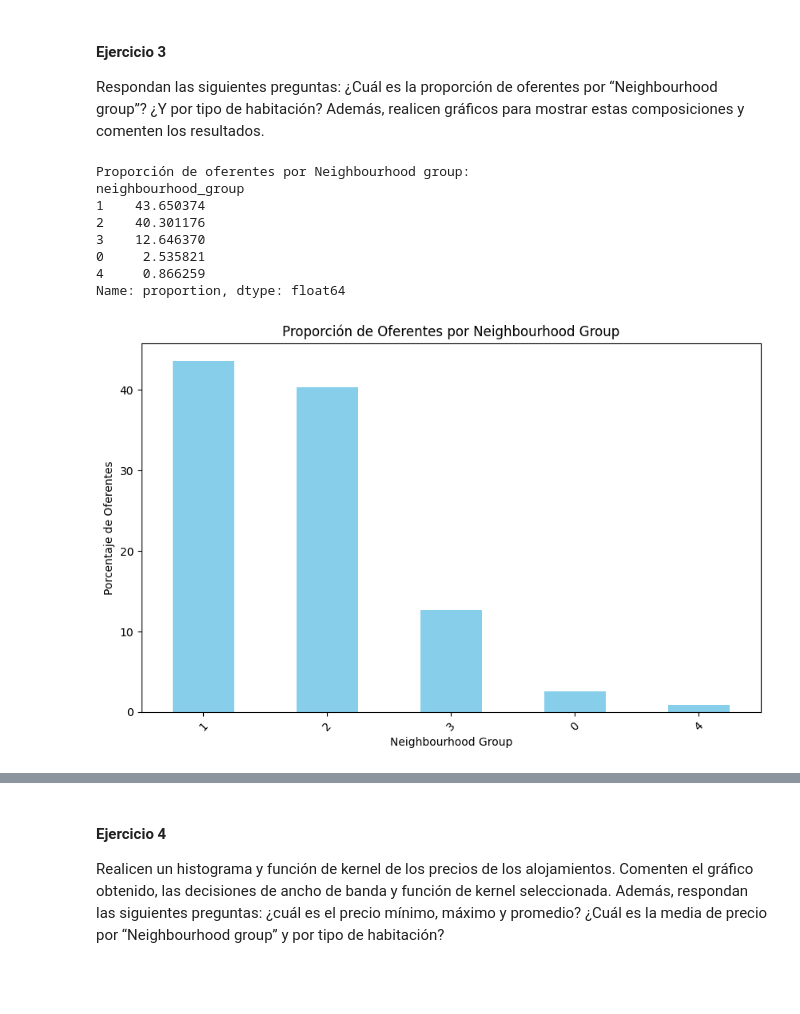
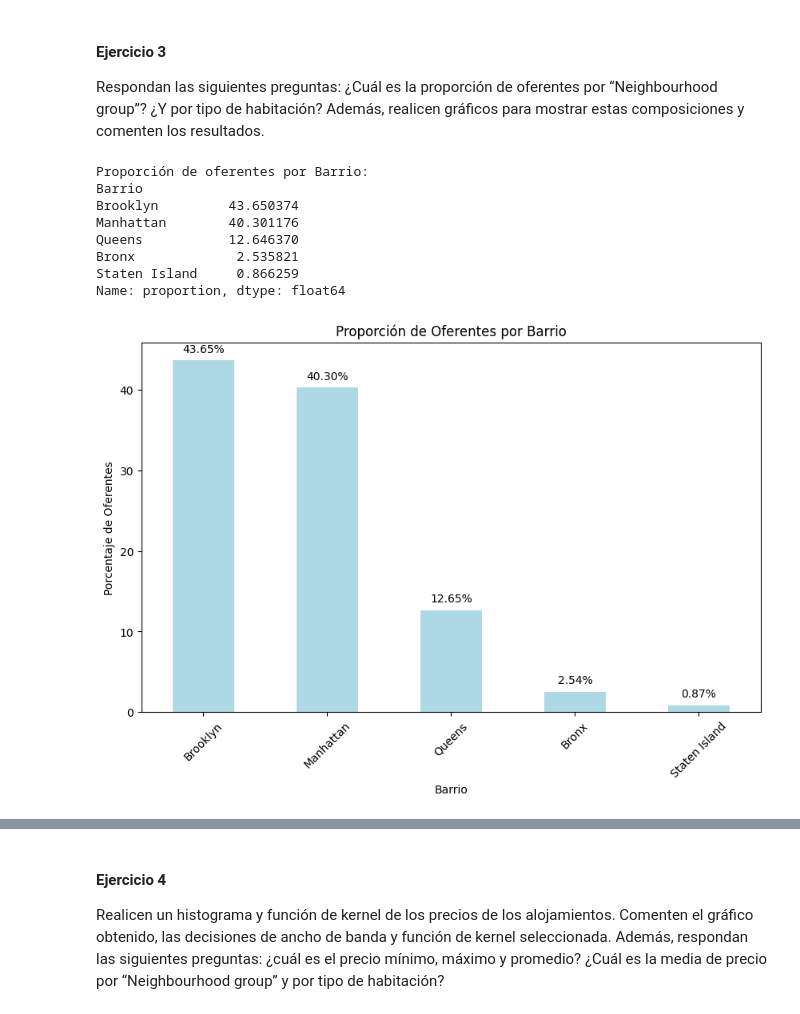
Before and after one commit to AGNMZ/BigData_UBA, a Jupyter notebook: TP2/TP2_UBA.ipynb, the cells around one changed output, grey strips where cells are left out. Drawn from its saved outputs; the diff is of its cells as text; code cells hidden in the pictures; blank space fills up the shorter version.

```diff
--- a/TP2/TP2_UBA.ipynb
+++ b/TP2/TP2_UBA.ipynb
@@ -188,7 +189,6 @@ Una vez hecha la limpieza, realicen una matriz de correlación con las siguiente
 # Resolver acá
 import matplotlib.pyplot as plt
 import seaborn as sns
-
 
 # Remapear 'Barrio' a los valores de más rico a más pobre (tal vez relacionado con el precio)
 neighbourhood_mapping = {
@@ -200,16 +200,16 @@ neighbourhood_mapping = {
 }
 
 # Verificar si 'Barrio' es categórico y mapearlo
-if df_copia['Barrio'].dtype.name == 'category' or df_copia['Barrio'].dtype == 'object':
-    df_copia['Barrio'] = df_copia['Barrio'].map(neighbourhood_mapping)
+if df_copia['Barrio (num)'].dtype.name == 'category' or df_copia['Barrio (num)'].dtype == 'object':
+    df_copia['Barrio (num)'] = df_copia['Barrio (num)'].map(neighbourhood_mapping)
 
 # Convertir 'Tipo de Habitación' a numérico si es necesario
-if df_copia['Tipo de Habitación'].dtype.name == 'category' or df_copia['Tipo de Habitación'].dtype == 'object':
-    df_copia['Tipo de Habitación'] = df_copia['Tipo de Habitación'].astype('category').cat.codes
+if df_copia['Tipo de Habitación (num)'].dtype.name == 'category' or df_copia['Tipo de Habitación (num)'].dtype == 'object':
+    df_copia['Tipo de Habitación (num)'] = df_copia['Tipo de Habitación (num)'].astype('category').cat.codes
 
 # Generar la matriz de correlación
 # Seleccionar las columnas para la matriz de correlación
-cols_corr = ['Barrio', 'Latitud', 'Longitud', 'Tipo de Habitación', 'Precio', 'Noches Mínimas',
+cols_corr = ['Barrio (num)', 'Latitud', 'Longitud', 'Tipo de Habitación (num)', 'Precio', 'Noches Mínimas',
              'Número de Reseñas', 'Reseñas por Mes', 'Cantidad de Listados por Anfitrión', 'Disponibilidad 365']
 
 # Calcular la matriz de correlación
@@ -217,7 +217,7 @@ correlation_matrix = df_copia[cols_corr].corr()
 
 # Graficar la matriz de correlación
 plt.figure(figsize=(12, 10))
-sns.heatmap(correlation_matrix, annot=True, cmap='coolwarm', vmin=-1, vmax=1)
+sns.heatmap(correlation_matrix, annot=True, cmap='Blues', vmin=-1, vmax=1, cbar_kws={'label': 'Correlación'})
 plt.title('Matriz de Correlación')
 plt.show()
 # %% [output]
@@ -227,45 +227,64 @@ plt.show()
 Respondan las siguientes preguntas: ¿Cuál es la proporción de oferentes por “Neighbourhood group”? ¿Y por tipo de habitación? Además, realicen gráficos para mostrar estas composiciones y comenten los resultados.
 # %%
 # Resolver acá
-# Proporción de oferentes por 'neighbourhood_group'
-oferentes_neighbourhood = df['neighbourhood_group'].value_counts(normalize=True) * 100
-print("Proporción de oferentes por Neighbourhood group:")
-print(oferentes_neighbourhood)
 
-# Gráfico de la proporción de oferentes por 'neighbourhood_group'
+
+# Modificar los valores de la columna 'Tipo de Habitación' a español
+df_copia['Tipo de Habitación'] = df_copia['Tipo de Habitación'].replace({
+    'Private room': 'Habitación Privada',
+    'Entire home/apt': 'Casa/Apartamento Entero',
+    'Shared room': 'Habitación Compartida'
+})
+
+# Calcular la proporción de oferentes por 'Barrio'
+proporcion_barrio = df_copia['Barrio'].value_counts(normalize=True) * 100
+print("Proporción de oferentes por Barrio:")
+print(proporcion_barrio)
+
+# Graficar la proporción de oferentes por 'Barrio'
 plt.figure(figsize=(10, 6))
-oferentes_neighbourhood.plot(kind='bar', color='skyblue')
-plt.title('Proporción de Oferentes por Neighbourhood Group')
-plt.xlabel('Neighbourhood Group')
+proporcion_barrio.plot(kind='bar', color='lightblue')
+plt.title('Proporción de Oferentes por Barrio')
+plt.xlabel('Barrio')
 plt.ylabel('Porcentaje de Oferentes')
 plt.xticks(rotation=45)
+
+# Mostrar el valor sobre cada barra
+for i, v in enumerate(proporcion_barrio):
+    plt.text(i, v + 1, f'{v:.2f}%', ha='center')
+
 plt.show()
 
-# Proporción por tipo de habitación
-room_type_proportion = df['room_type'].value_counts(normalize=True) * 100
+# Calcular la proporción por 'Tipo de Habitación'
+proporcion_tipo_habitacion = df_copia['Tipo de Habitación'].value_counts(normalize=True) * 100
 print("Proporción por Tipo de Habitación:")
-print(room_type_proportion)
+print(proporcion_tipo_habitacion)
 
-# Gráfico de la proporción por tipo de habitación
+# Graficar la proporción por 'Tipo de Habitación'
 plt.figure(figsize=(10, 6))
-room_type_proportion.plot(kind='bar', color='lightgreen')
+proporcion_tipo_habitacion.plot(kind='bar', color='lightgreen')
 plt.title('Proporción por Tipo de Habitación')
 plt.xlabel('Tipo de Habitación')
 plt.ylabel('Porcentaje de Oferentes')
 plt.xticks(rotation=45)
+
+# Mostrar el valor sobre cada barra
+for i, v in enumerate(proporcion_tipo_habitacion):
+    plt.text(i, v + 1, f'{v:.2f}%', ha='center')
+
 plt.show()
 
-# Comentario sobre los resultados
-# Estos gráficos muestran la distribución de los oferentes por los diferentes barrios y tipos de habitación.
-# Permiten identificar en qué zonas hay más actividad de oferta y qué tipo de alojamiento es más común.
+# Comentario sobre los resultados:
+# Los barrios de Brooklyn y Manhattab tienen casi 84% de los oferentes. Queens esta tercero siendo casi la totalidad del resto.
+# Las proporciones de habitaciones privadas y departamentos completos son similares, siendo el de habitacion compartida un valor muy bajo.
 # %% [output]
-Proporción de oferentes por Neighbourhood group:
-neighbourhood_group
-1    43.650374
-2    40.301176
-3    12.646370
-0     2.535821
-4     0.866259
+Proporción de oferentes por Barrio:
+Barrio
+Brooklyn         43.650374
+Manhattan        40.301176
+Queens           12.646370
+Bronx             2.535821
+Staten Island     0.866259
 Name: proportion, dtype: float64
-[figure, old version]
+[figure, new version]
 Proporción por Tipo de Habitación:
```
Also changed, not shown: parts of 3 cells of this notebook.
